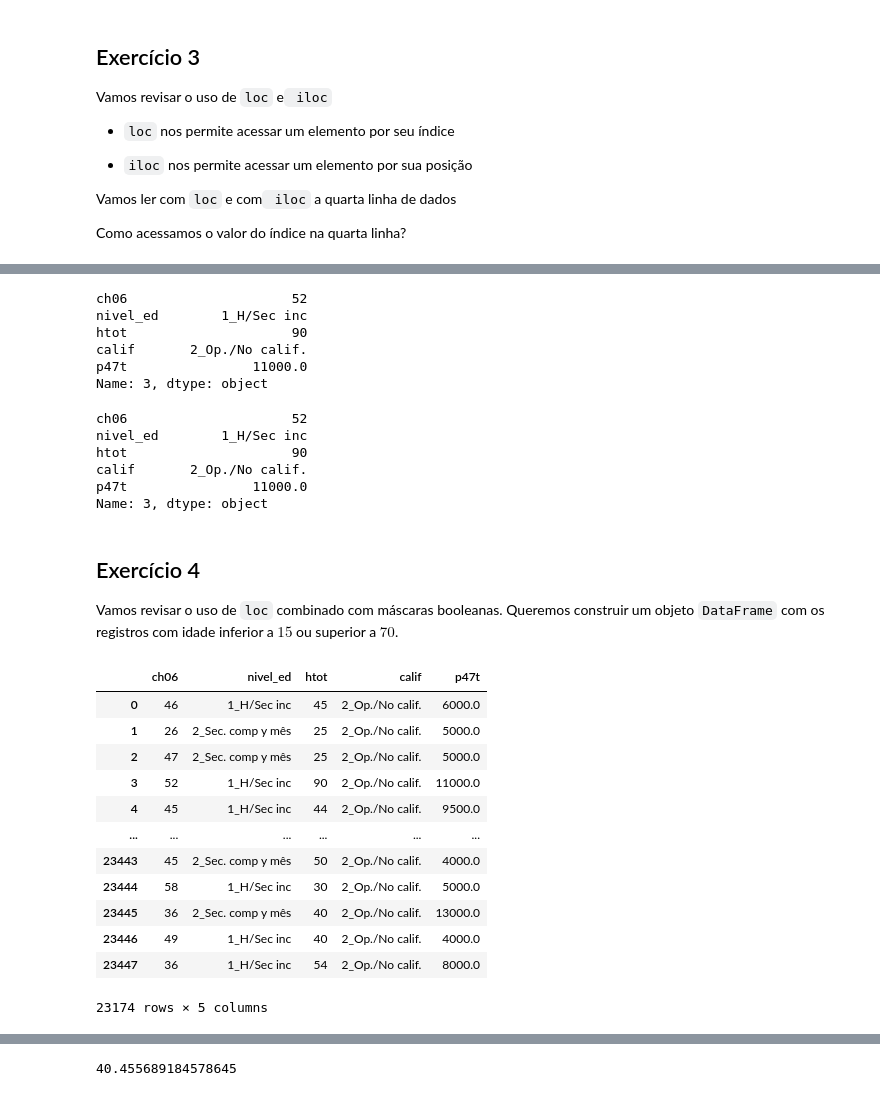
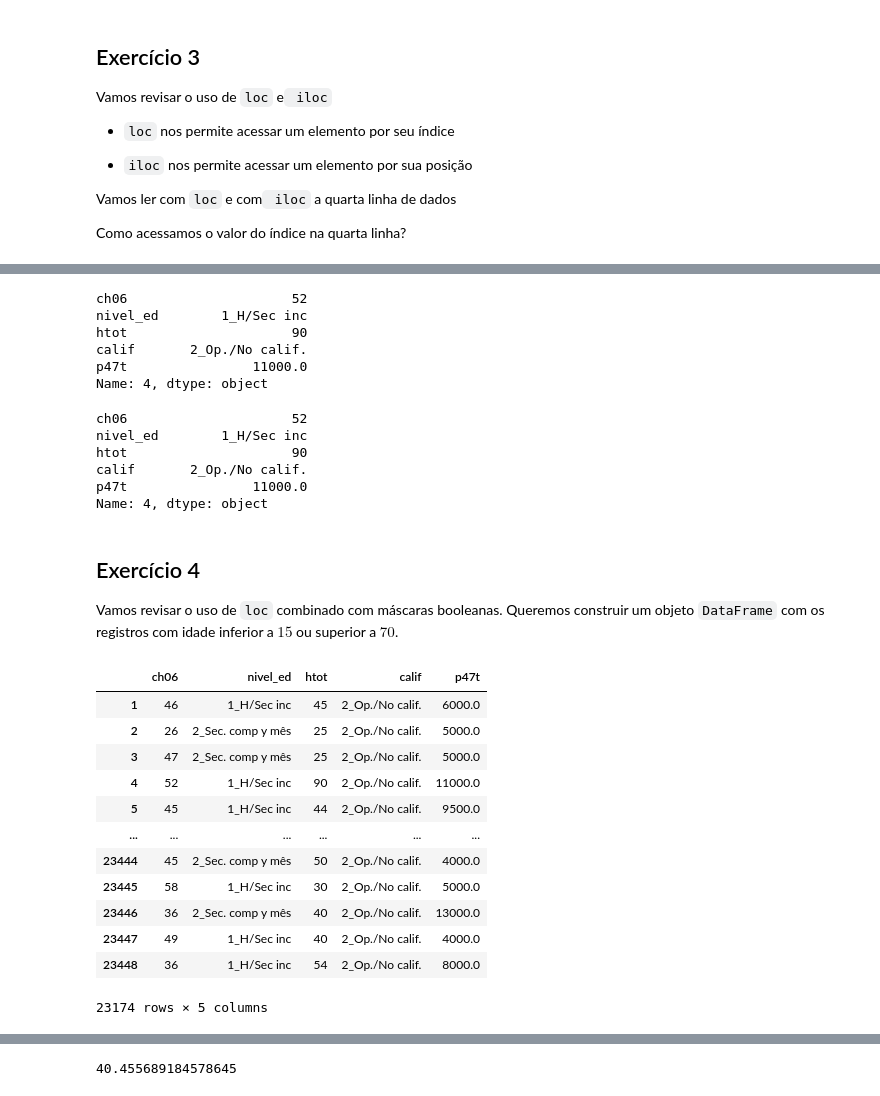
Before and after one commit to levyvix/ada_tech_numpy_pandas, a Jupyter notebook: pandas/notebooks/ADA_TECH_4_pandas_enunciado_exercicio_1.ipynb, the cells around one changed output, grey strips where cells are left out. Drawn from its saved outputs; the diff is of its cells as text; code cells hidden in the pictures.

```diff
--- a/pandas/notebooks/ADA_TECH_4_pandas_enunciado_exercicio_1.ipynb
+++ b/pandas/notebooks/ADA_TECH_4_pandas_enunciado_exercicio_1.ipynb
@@ -72,6 +107,8 @@ df.describe()
 | max | 93.000000 | 168.000000 | 130000.000000 |
 # %% [markdown]
 Agora vamos modificar o índice de dados, para que o valor do índice não coincida com a posição e podemos notar diferenças nos exercícios que se seguem.
+# %%
+df.index = df.index + 1
 # %% [markdown]
 ## Exercício 3
 
@@ -87,12 +133,12 @@ Como acessamos o valor do índice na quarta linha?
 # %%
-df.loc[3]
+df.loc[4]
 # %% [output]
 ch06                     52
 nivel_ed        1_H/Sec inc
 htot                     90
 calif       2_Op./No calif.
 p47t                11000.0
-Name: 3, dtype: object
+Name: 4, dtype: object
 # %%
 df.iloc[3]
 # %% [output]
@@ -101,26 +147,26 @@ nivel_ed        1_H/Sec inc
 htot                     90
 calif       2_Op./No calif.
 p47t                11000.0
-Name: 3, dtype: object
+Name: 4, dtype: object
 # %% [markdown]
 ## Exercício 4
 
 Vamos revisar o uso de `loc` combinado com máscaras booleanas. Queremos construir um objeto `DataFrame` com os registros com idade inferior a $15$ ou superior a $70$.
 # %%
-df.loc[lambda d: (d["ch06"] < 70) & (d["ch06"] > 10)]
+df.loc[(df["ch06"] < 70) & (df["ch06"] > 10)]
 # %% [output]
 |  | ch06 | nivel_ed | htot | calif | p47t |
-| 0 | 46 | 1_H/Sec inc | 45 | 2_Op./No calif. | 6000.0 |
-| 1 | 26 | 2_Sec. comp y mês | 25 | 2_Op./No calif. | 5000.0 |
-| 2 | 47 | 2_Sec. comp y mês | 25 | 2_Op./No calif. | 5000.0 |
-| 3 | 52 | 1_H/Sec inc | 90 | 2_Op./No calif. | 11000.0 |
-| 4 | 45 | 1_H/Sec inc | 44 | 2_Op./No calif. | 9500.0 |
+| 1 | 46 | 1_H/Sec inc | 45 | 2_Op./No calif. | 6000.0 |
+| 2 | 26 | 2_Sec. comp y mês | 25 | 2_Op./No calif. | 5000.0 |
+| 3 | 47 | 2_Sec. comp y mês | 25 | 2_Op./No calif. | 5000.0 |
+| 4 | 52 | 1_H/Sec inc | 90 | 2_Op./No calif. | 11000.0 |
+| 5 | 45 | 1_H/Sec inc | 44 | 2_Op./No calif. | 9500.0 |
 | ... | ... | ... | ... | ... | ... |
-| 23443 | 45 | 2_Sec. comp y mês | 50 | 2_Op./No calif. | 4000.0 |
-| 23444 | 58 | 1_H/Sec inc | 30 | 2_Op./No calif. | 5000.0 |
-| 23445 | 36 | 2_Sec. comp y mês | 40 | 2_Op./No calif. | 13000.0 |
-| 23446 | 49 | 1_H/Sec inc | 40 | 2_Op./No calif. | 4000.0 |
-| 23447 | 36 | 1_H/Sec inc | 54 | 2_Op./No calif. | 8000.0 |
+| 23444 | 45 | 2_Sec. comp y mês | 50 | 2_Op./No calif. | 4000.0 |
+| 23445 | 58 | 1_H/Sec inc | 30 | 2_Op./No calif. | 5000.0 |
+| 23446 | 36 | 2_Sec. comp y mês | 40 | 2_Op./No calif. | 13000.0 |
+| 23447 | 49 | 1_H/Sec inc | 40 | 2_Op./No calif. | 4000.0 |
+| 23448 | 36 | 1_H/Sec inc | 54 | 2_Op./No calif. | 8000.0 |
 23174 rows × 5 columns
 # %% [markdown]
 ## Exercício 5
```
Also changed, not shown: parts of 4 cells of this notebook.
